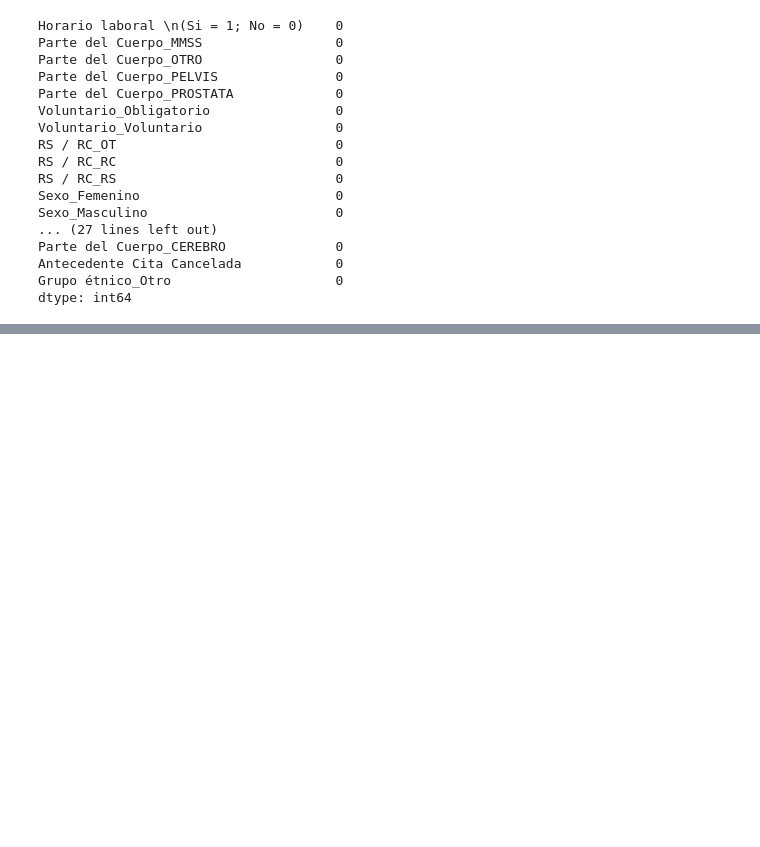
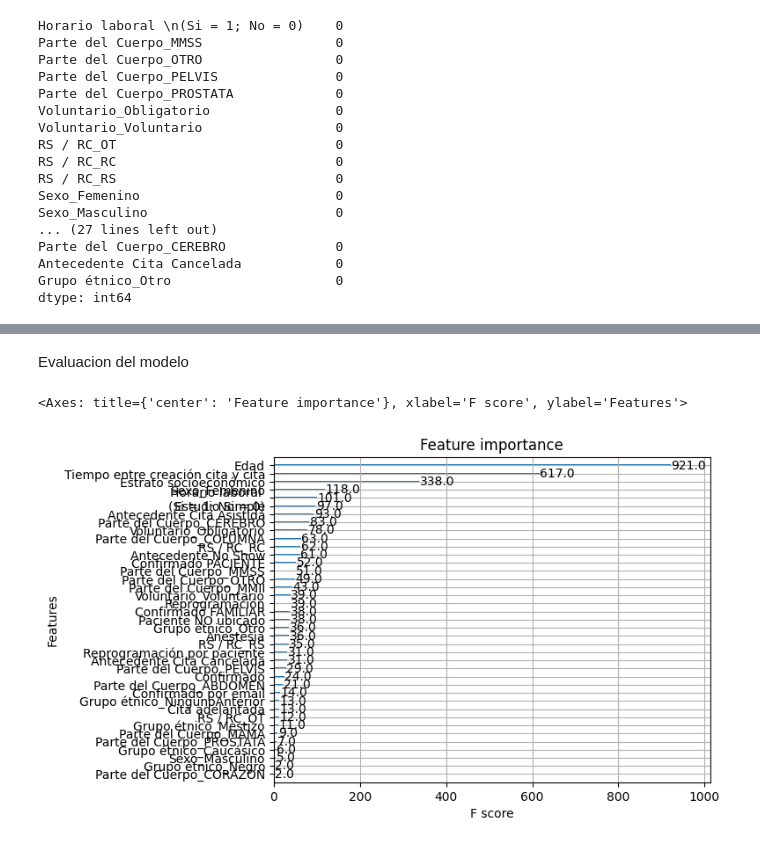
Before and after one commit to alexandersanchezjr/fvl-prediction-model, a Jupyter notebook: Prediccion de inasistencias .ipynb, the cells around one changed output, grey strips where cells are left out. Cells and saved outputs as stored; diff of their text form; code cells hidden in the pictures; blank space fills up the shorter version.

```diff
--- a/Prediccion de inasistencias .ipynb
+++ b/Prediccion de inasistencias .ipynb
@@ -719,0 +792,2 @@ dtype: int64
+# %%
+X_train, X_test, y_train, y_test = train_test_split(encoded_feature_df,encoded_target_feature,test_size=.3, random_state=1999)
@@ -719,0 +870,7 @@ dtype: int64
+# %% [markdown]
+Evaluacion del modelo
+# %%
+plot_importance(model)
+# %% [output]
+<Axes: title={'center': 'Feature importance'}, xlabel='F score', ylabel='Features'>
+[figure, added]
```
Also changed, not shown: parts of 41 cells of this notebook.
